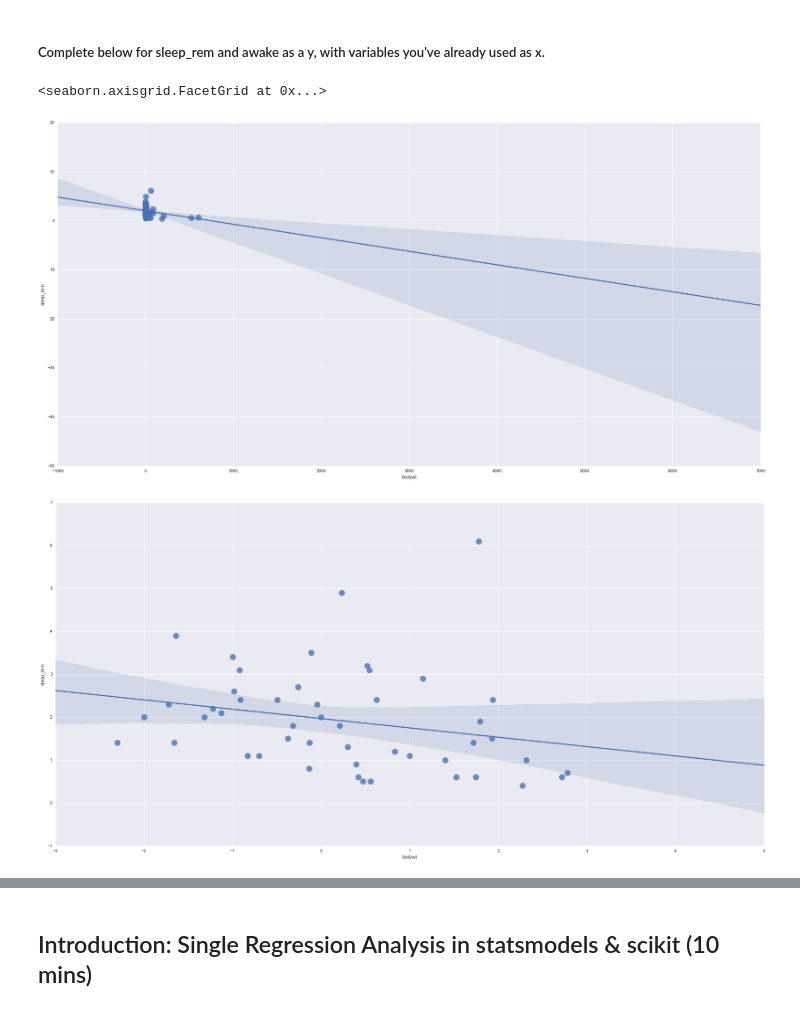
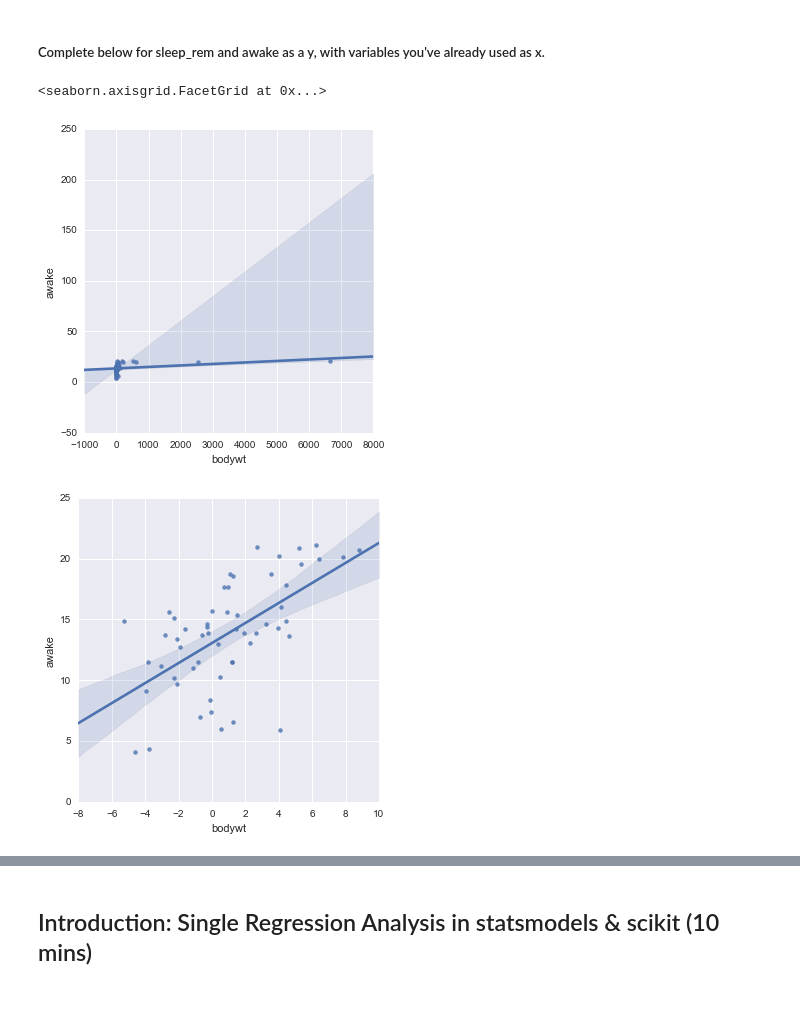
Before and after one commit to aaharrison/GeneralAssembly, a Jupyter notebook: Lessons/starter-code-5.ipynb, the cells around one changed output, grey strips where cells are left out. Saved outputs shown, nothing was run; the diff lists cells and outputs as text; code cells hidden in the pictures.

```diff
--- a/Lessons/starter-code-5.ipynb
+++ b/Lessons/starter-code-5.ipynb
@@ -11,8 +11,8 @@ sns.set_style("darkgrid")
 import sklearn.linear_model
 
 # read in the mammal dataset
-os.chdir("/Users/adeniyiharrison/Desktop/General Assembly/DS-SF-32/dataset")
-mammals = pd.read_csv("msleep.csv")
-mammals = mammals[mammals.brainwt.notnull()].copy()
+
+# mammals = pd.read_csv('/Users/Reid/DS-SF-32/dataset/msleep.csv')
+# mammals = mammals[mammals.brainwt.notnull()].copy()
 # %% [markdown]
 ### Explore our mammals dataset
@@ -66,17 +63,17 @@ sns.lmplot('bodywt', 'brainwt', log_mammals, size =12, aspect = 2, scatter_kws={
 ## Guided Practice: Using Seaborn to generate single variable linear model plots (15 mins)
 Update and complete the code below to use lmplot and display correlations between body weight and two dependent variables: sleep_rem and awake.
 # %%
-log_columns = ['bodywt', 'brainwt',"sleep_rem", "awake"]  # any others?
+log_columns = ['bodywt', 'brainwt']  # any others?
 log_mammals = mammals.copy()
-log_mammals[log_columns] = log_mammals[log_columns].apply(np.log10)
+log_mammals[log_columns] = log_mammals[log_columns].apply(np.log)
 # %% [markdown]
 ##### Complete below for sleep_rem and awake as a y, with variables you've already used as x.
 # %%
 x = "bodywt"
-y = "sleep_rem"
-sns.lmplot(x, y, mammals, size =12, aspect = 2, scatter_kws={"s": 200})
-sns.lmplot(x, y, log_mammals, size =12, aspect = 2, scatter_kws={"s": 200})
+y = "awake"
+sns.lmplot(x, y, mammals)
+sns.lmplot(x, y, log_mammals)
 # %% [output]
 <seaborn.axisgrid.FacetGrid at 0x...>
-[figure, old version]
+[figure, new version]
-[figure, old version]
+[figure, new version]
```
Also changed, not shown: parts of 55 cells of this notebook, 1 other file.
